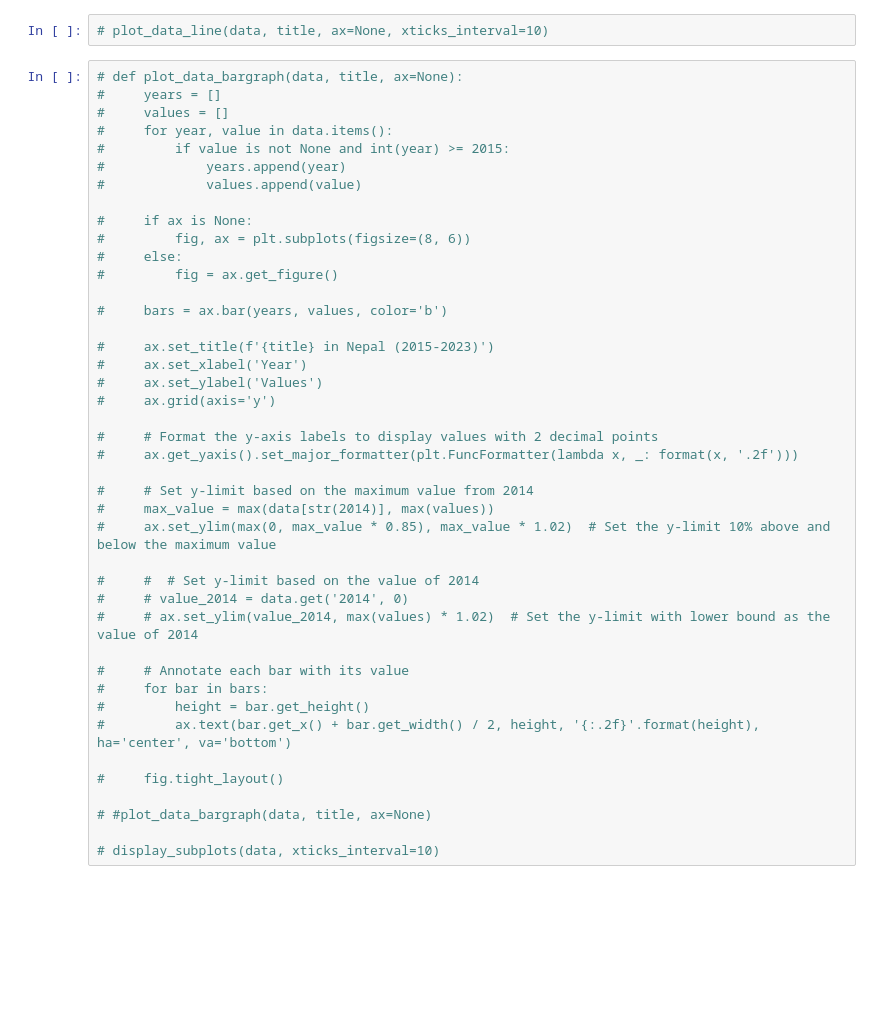
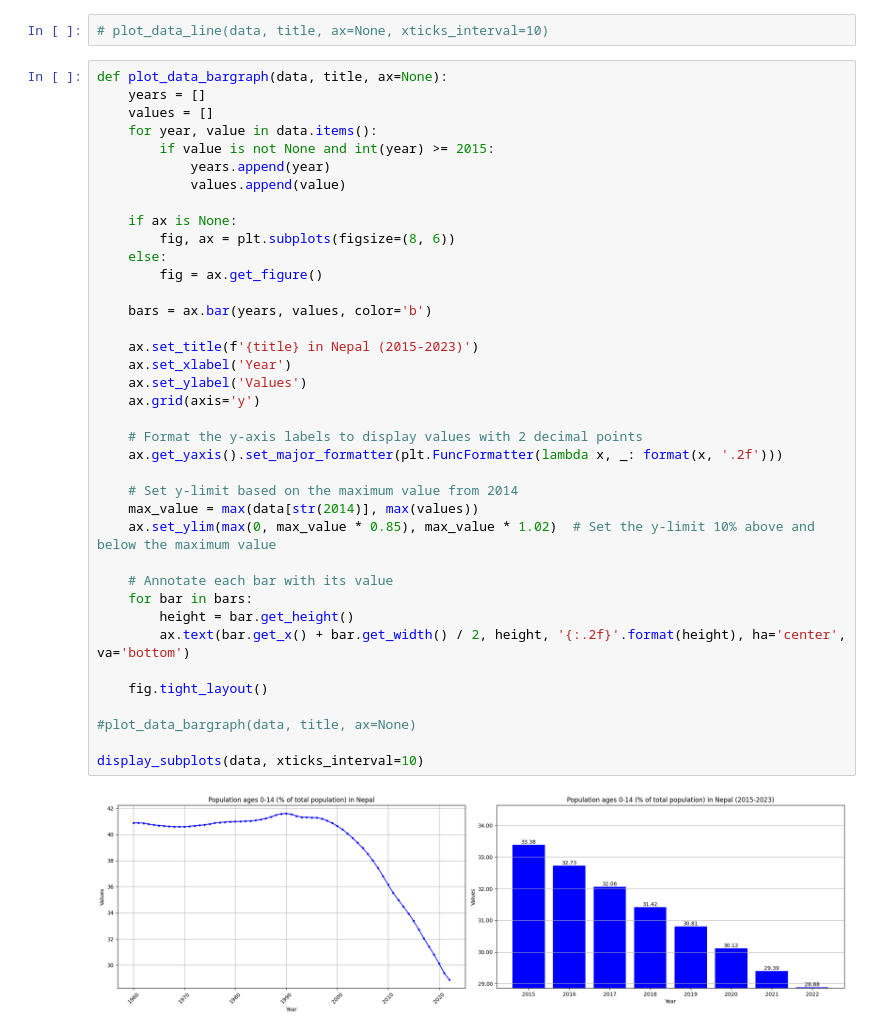
Before and after one commit to Rk-Pudasaini/Nepal-Data-Insights, a Jupyter notebook: Demographic_Study_of_Nepal.ipynb, the cells around one changed output. Saved outputs shown, nothing was run; the diff lists cells and outputs as text; blank space fills up the shorter version.

```diff
--- a/Demographic_Study_of_Nepal.ipynb
+++ b/Demographic_Study_of_Nepal.ipynb
@@ -273,45 +273,43 @@ Population ages 0-14 (% of total population)
 # %%
 # plot_data_line(data, title, ax=None, xticks_interval=10)
 # %%
-# def plot_data_bargraph(data, title, ax=None):
-#     years = []
-#     values = []
-#     for year, value in data.items():
-#         if value is not None and int(year) >= 2015:
-#             years.append(year)
-#             values.append(value)
+def plot_data_bargraph(data, title, ax=None):
+    years = []
+    values = []
+    for year, value in data.items():
+        if value is not None and int(year) >= 2015:
+            years.append(year)
+            values.append(value)
 
-#     if ax is None:
-#         fig, ax = plt.subplots(figsize=(8, 6))
-#     else:
-#         fig = ax.get_figure()
+    if ax is None:
+        fig, ax = plt.subplots(figsize=(8, 6))
+    else:
+        fig = ax.get_figure()
 
-#     bars = ax.bar(years, values, color='b')
+    bars = ax.bar(years, values, color='b')
 
-#     ax.set_title(f'{title} in Nepal (2015-2023)')
-#     ax.set_xlabel('Year')
-#     ax.set_ylabel('Values')
-#     ax.grid(axis='y')
+    ax.set_title(f'{title} in Nepal (2015-2023)')
+    ax.set_xlabel('Year')
+    ax.set_ylabel('Values')
+    ax.grid(axis='y')
 
-#     # Format the y-axis labels to display values with 2 decimal points
-#     ax.get_yaxis().set_major_formatter(plt.FuncFormatter(lambda x, _: format(x, '.2f')))
+    # Format the y-axis labels to display values with 2 decimal points
+    ax.get_yaxis().set_major_formatter(plt.FuncFormatter(lambda x, _: format(x, '.2f')))
 
-#     # Set y-limit based on the maximum value from 2014
-#     max_value = max(data[str(2014)], max(values))
-#     ax.set_ylim(max(0, max_value * 0.85), max_value * 1.02)  # Set the y-limit 10% above and below the maximum value
+    # Set y-limit based on the maximum value from 2014
+    max_value = max(data[str(2014)], max(values))
+    ax.set_ylim(max(0, max_value * 0.85), max_value * 1.02)  # Set the y-limit 10% above and below the maximum value
 
-#     #  # Set y-limit based on the value of 2014
-#     # value_2014 = data.get('2014', 0)
-#     # ax.set_ylim(value_2014, max(values) * 1.02)  # Set the y-limit with lower bound as the value of 2014
+    # Annotate each bar with its value
+    for bar in bars:
+        height = bar.get_height()
+        ax.text(bar.get_x() + bar.get_width() / 2, height, '{:.2f}'.format(height), ha='center', va='bottom')
 
-#     # Annotate each bar with its value
-#     for bar in bars:
-#         height = bar.get_height()
-#         ax.text(bar.get_x() + bar.get_width() / 2, height, '{:.2f}'.format(height), ha='center', va='bottom')
+    fig.tight_layout()
 
-#     fig.tight_layout()
+#plot_data_bargraph(data, title, ax=None)
 
-# #plot_data_bargraph(data, title, ax=None)
-
-# display_subplots(data, xticks_interval=10)
+display_subplots(data, xticks_interval=10)
+# %% [output]
+[figure, added]
 # %%
```
Also changed, not shown: parts of 3 cells of this notebook.
